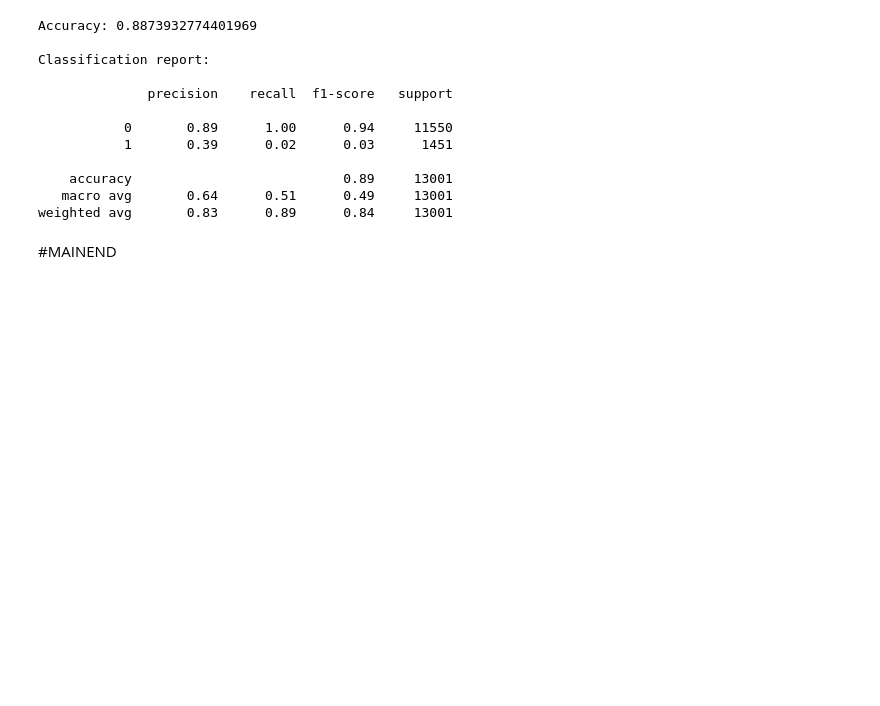
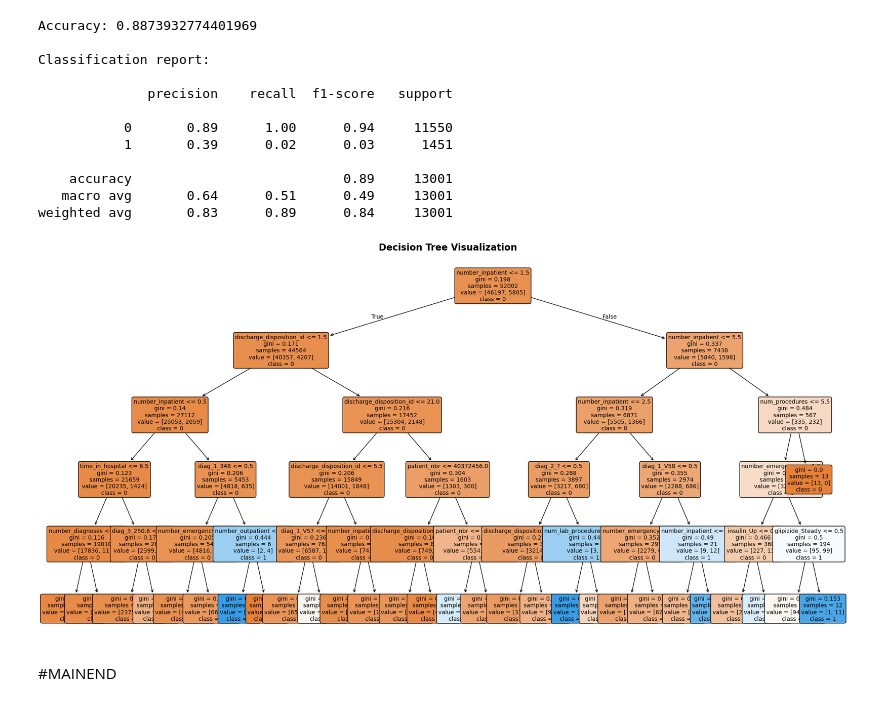
Before and after one commit to tjpel/AIHC-5010-Winter-2026, a Jupyter notebook: Project-1/readmit30/notebooks/Assignment1_Colab_Workflow.ipynb, the cells around one changed output. Cells and saved outputs as stored; diff of their text form; code cells hidden in the pictures; blank space fills up the shorter version.

```diff
--- a/Project-1/readmit30/notebooks/Assignment1_Colab_Workflow.ipynb
+++ b/Project-1/readmit30/notebooks/Assignment1_Colab_Workflow.ipynb
@@ -972,6 +976,58 @@ Classification report:
     accuracy                           0.89     13001
    macro avg       0.64      0.51      0.49     13001
 weighted avg       0.83      0.89      0.84     13001
+# %%
+from sklearn.tree import plot_tree
+
+tree_model = pipe.named_steps['model']
+
+# Get feature names after preprocessing
+# Transform a small sample to get feature names
+X_sample = X_train_rf.iloc[:1] if hasattr(X_train_rf, 'iloc') else X_train_rf[:1]
+X_transformed = pipe.named_steps['prep'].transform(X_sample)
+
+# Get feature names from the preprocessor
+feature_names = []
+preprocessor = pipe.named_steps['prep']
+
+# Get numeric feature names
+if 'num' in preprocessor.named_transformers_:
+    num_features = preprocessor.named_transformers_['num']
+    num_cols_processed = num_cols  # These stay as-is
+    feature_names.extend(num_cols_processed)
+
+# Get categorical feature names (OneHotEncoder creates multiple features per column)
+if 'cat' in preprocessor.named_transformers_:
+    cat_transformer = preprocessor.named_transformers_['cat']
+    onehot = cat_transformer.named_steps.get('onehot', None)
+    if onehot is not None and hasattr(onehot, 'get_feature_names_out'):
+        # Get OneHot encoded feature names
+        cat_feature_names = onehot.get_feature_names_out(cat_cols)
+        feature_names.extend(cat_feature_names)
+    else:
+        # Fallback: create generic names
+        for col in cat_cols:
+            n_categories = X_train_rf[col].nunique() if hasattr(X_train_rf, 'iloc') else len(set([row[col] for row in X_train_rf]))
+            for i in range(n_categories):
+                feature_names.append(f'{col}_{i}')
+
+# If we couldn't get feature names, use generic ones
+if len(feature_names) != tree_model.n_features_in_:
+    feature_names = [f'feature_{i}' for i in range(tree_model.n_features_in_)]
+
+plt.figure(figsize=(20, 10))
+plot_tree(tree_model,
+          feature_names=feature_names,
+          class_names=[str(i) for i in tree_model.classes_] if hasattr(tree_model, 'classes_') else None,
+          filled=True,
+          rounded=True,
+          fontsize=10,
+          max_depth=5)  # Limit depth for readability
+plt.title('Decision Tree Visualization', fontsize=16, fontweight='bold')
+plt.tight_layout()
+plt.show()
+# %% [output]
+[figure, added]
 # %% [markdown]
 #MAINEND
 # %% [markdown]
```
Also changed, not shown: parts of 2 cells of this notebook.
